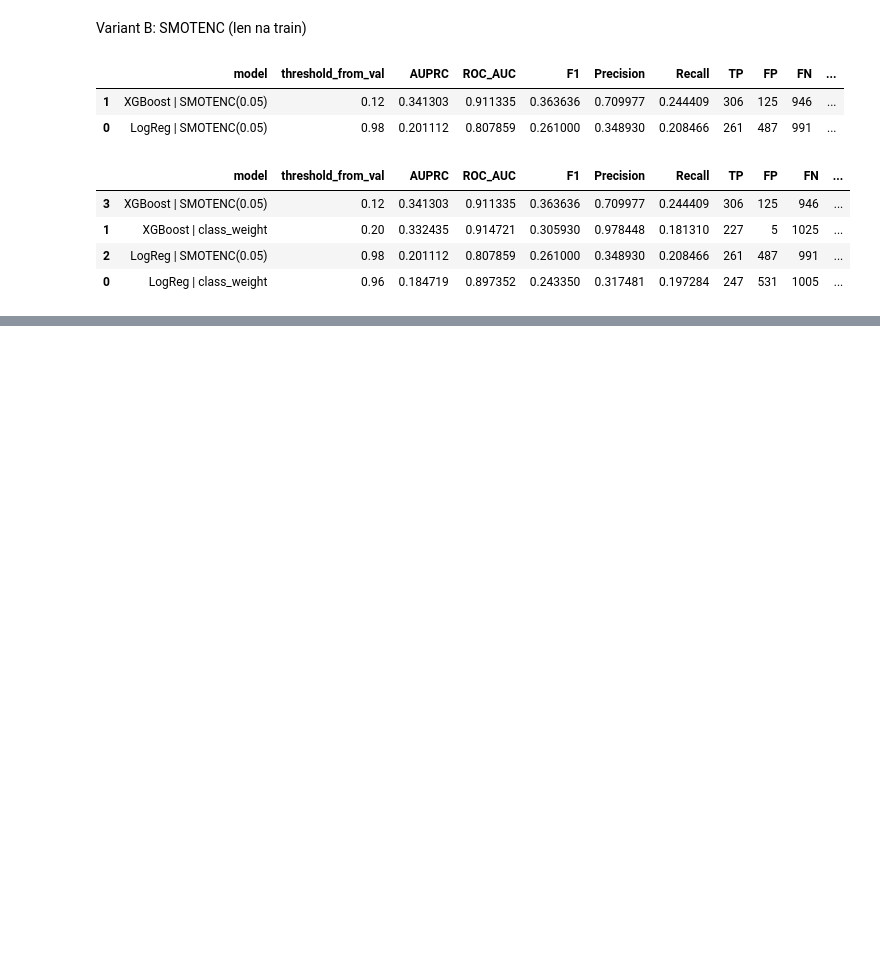
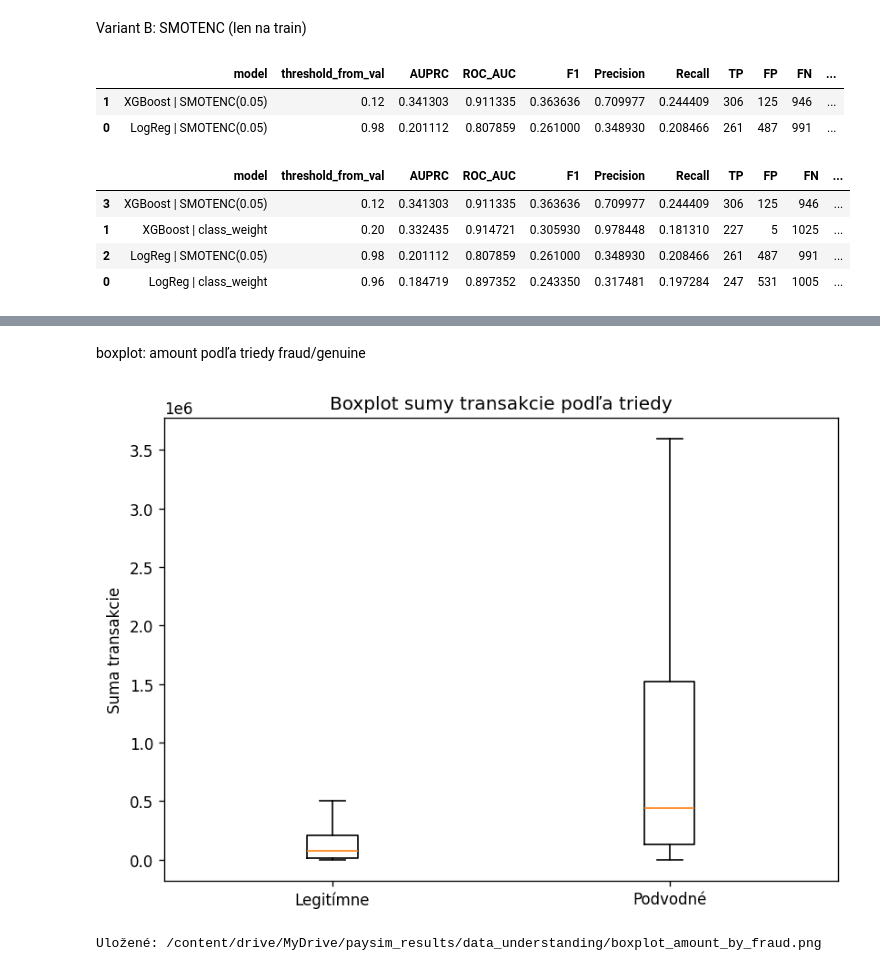
Before and after one commit to kkuichi/ah249ki, a Jupyter notebook: Experiment_anton.ipynb, the cells around one changed output, grey strips where cells are left out. Cells and saved outputs as stored; diff of their text form; code cells hidden in the pictures; blank space fills up the shorter version.

```diff
--- a/Experiment_anton.ipynb
+++ b/Experiment_anton.ipynb
@@ -1461,0 +1594,33 @@ cmp
+# %% [markdown]
+boxplot: amount podľa triedy fraud/genuine
+# %%
+# Vzorka pre boxplot: všetky fraudy + náhodná vzorka legitímnych
+fraud_df = df[df["isFraud"] == 1]
+genuine_df = df[df["isFraud"] == 0].sample(
+    n=min(100_000, (df["isFraud"] == 0).sum()),
+    random_state=42
+)
+
+box_df = pd.concat([genuine_df, fraud_df], axis=0)
+
+amount_genuine = box_df.loc[box_df["isFraud"] == 0, "amount"].dropna()
+amount_fraud = box_df.loc[box_df["isFraud"] == 1, "amount"].dropna()
+
+plt.figure(figsize=(7, 5))
+plt.boxplot(
+    [amount_genuine, amount_fraud],
+    labels=["Legitímne", "Podvodné"],
+    showfliers=False
+)
+plt.ylabel("Suma transakcie")
+plt.title("Boxplot sumy transakcie podľa triedy")
+plt.tight_layout()
+
+path = os.path.join(OUT_DIR, "boxplot_amount_by_fraud.png")
+plt.savefig(path, bbox_inches="tight")
+plt.show()
+
+print("Uložené:", path)
+# %% [output]
+[figure, added]
+Uložené: /content/drive/MyDrive/paysim_results/data_understanding/boxplot_amount_by_fraud.png
```
Also changed, not shown: parts of 16 cells of this notebook.
